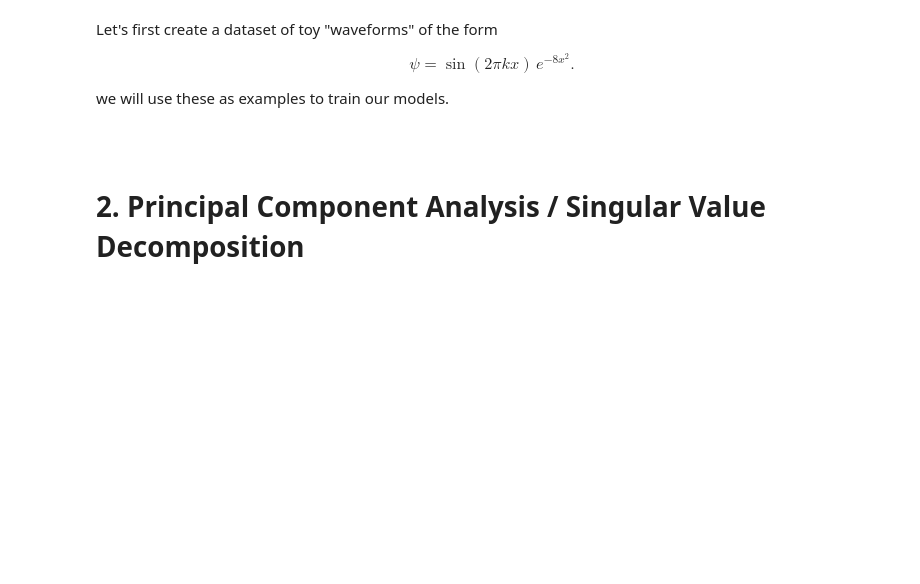
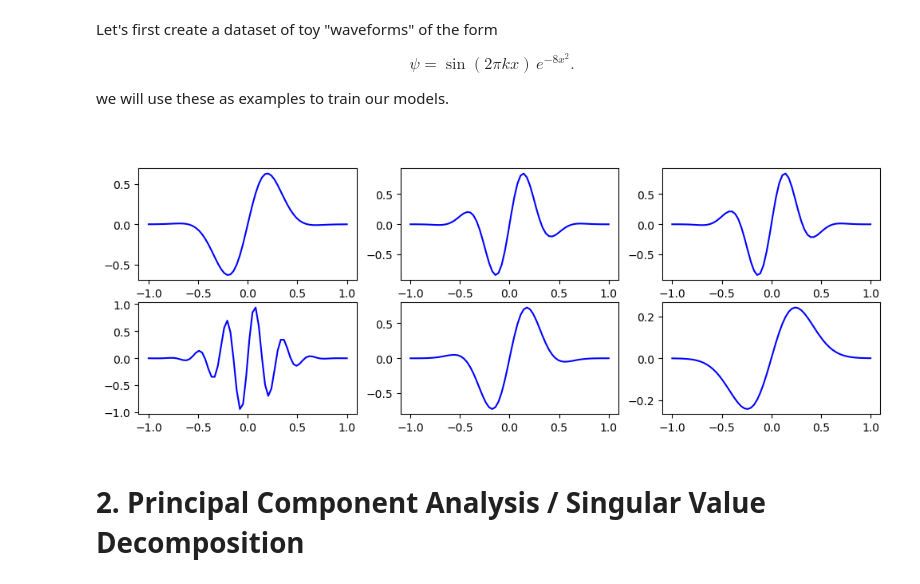
Before and after one commit to raimonluna/MachineLearningForStrongGravity, a Jupyter notebook: Lecture2_Autoencoders_and_Generative_Adversarial_Networks.ipynb, the cells around one changed output. Drawn from its saved outputs; the diff is of its cells as text; code cells hidden in the pictures; blank space fills up the shorter version.

```diff
--- a/Lecture2_Autoencoders_and_Generative_Adversarial_Networks.ipynb
+++ b/Lecture2_Autoencoders_and_Generative_Adversarial_Networks.ipynb
@@ -56,10 +60,14 @@ def show_some_cases(dataset1, dataset2 = None):
                 ax[i,j].plot(x, dataset1[j + 3*i, :], 'b')
 # %%
 x       = np.linspace(-1, 1, 64, dtype = np.float32)
-randoms = 5*np.random.rand(1024)
+randoms = 5*np.random.rand(100)
 data    = torch.tensor(np.array([    np.sin(2 * k * np.pi * x) * np.exp(- 8 * x**2 ) for k in randoms]))
 
-show_some_cases(data)
+data_train, data_test = data[:60, :], data[60:, :]
+
+show_some_cases(data_train)
+# %% [output]
+[figure, added]
 # %% [markdown]
 # 2. Principal Component Analysis / Singular Value Decomposition
 # %% [markdown]
```
Also changed, not shown: parts of 15 cells of this notebook, 3 other files.
